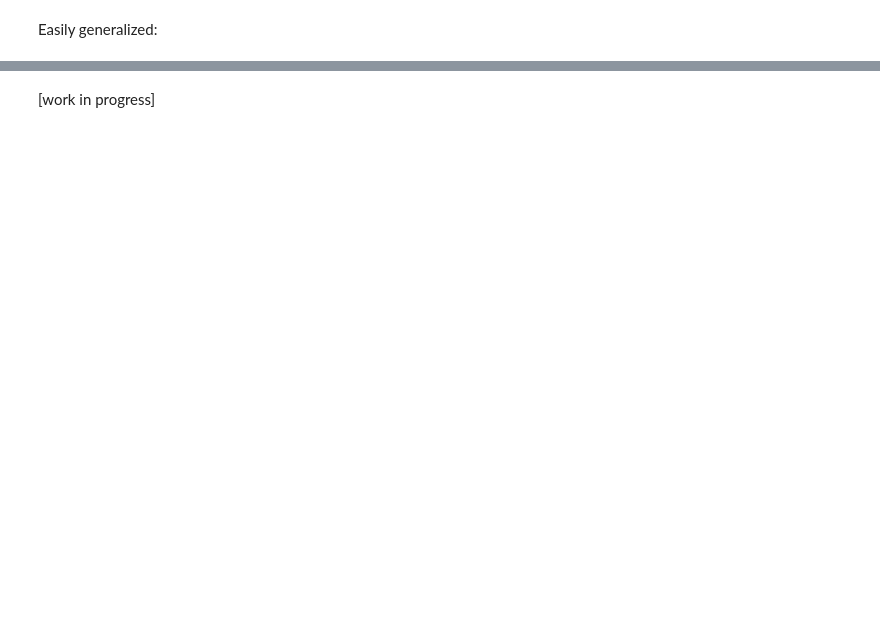
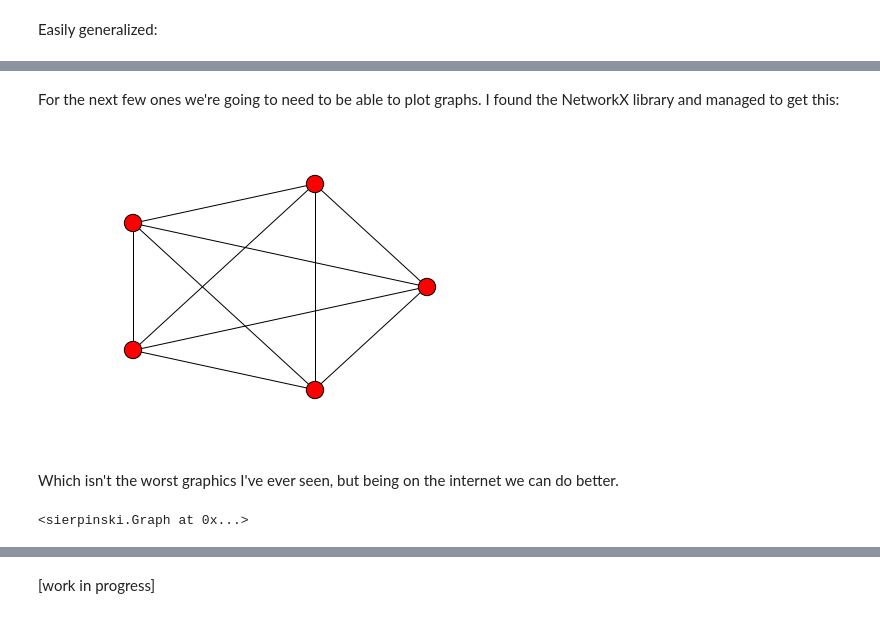
Before and after one commit to freshwater/freshwater.github.io, a Jupyter notebook: misc/sierpinski_python.ipynb, the cells around one changed output, grey strips where cells are left out. Saved outputs shown, nothing was run; the diff lists cells and outputs as text; code cells hidden in the pictures; blank space fills up the shorter version.

```diff
--- a/misc/sierpinski_python.ipynb
+++ b/misc/sierpinski_python.ipynb
@@ -270,0 +371,15 @@ point_plot(chaos_game(-2*circle_points(5, radial_offset=np.pi/10), 200000), mark
+# %% [markdown]
+For the next few ones we're going to need to be able to plot graphs. I found the NetworkX library and managed to get this:
+# %%
+%matplotlib inline
+import networkx as nx
+
+nx.draw_circular(nx.complete_graph(5))
+# %% [output]
+[figure, added]
+# %% [markdown]
+Which isn't the worst graphics I've ever seen, but being on the internet we can do better.
+# %%
+Graph(nx.complete_graph(5))
+# %% [output]
+<sierpinski.Graph at 0x...>
```
Also changed, not shown: parts of 36 cells of this notebook, 4 other files.
